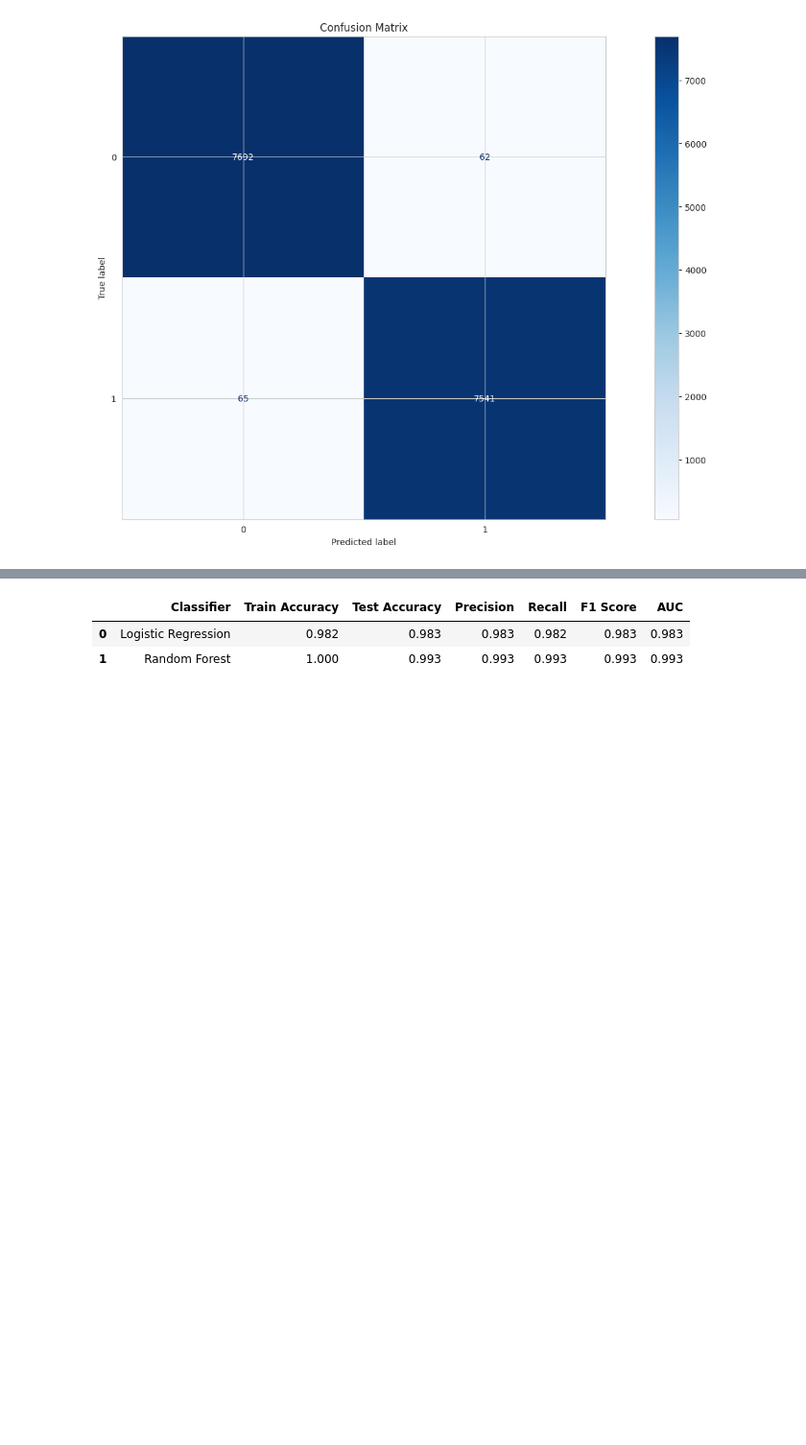
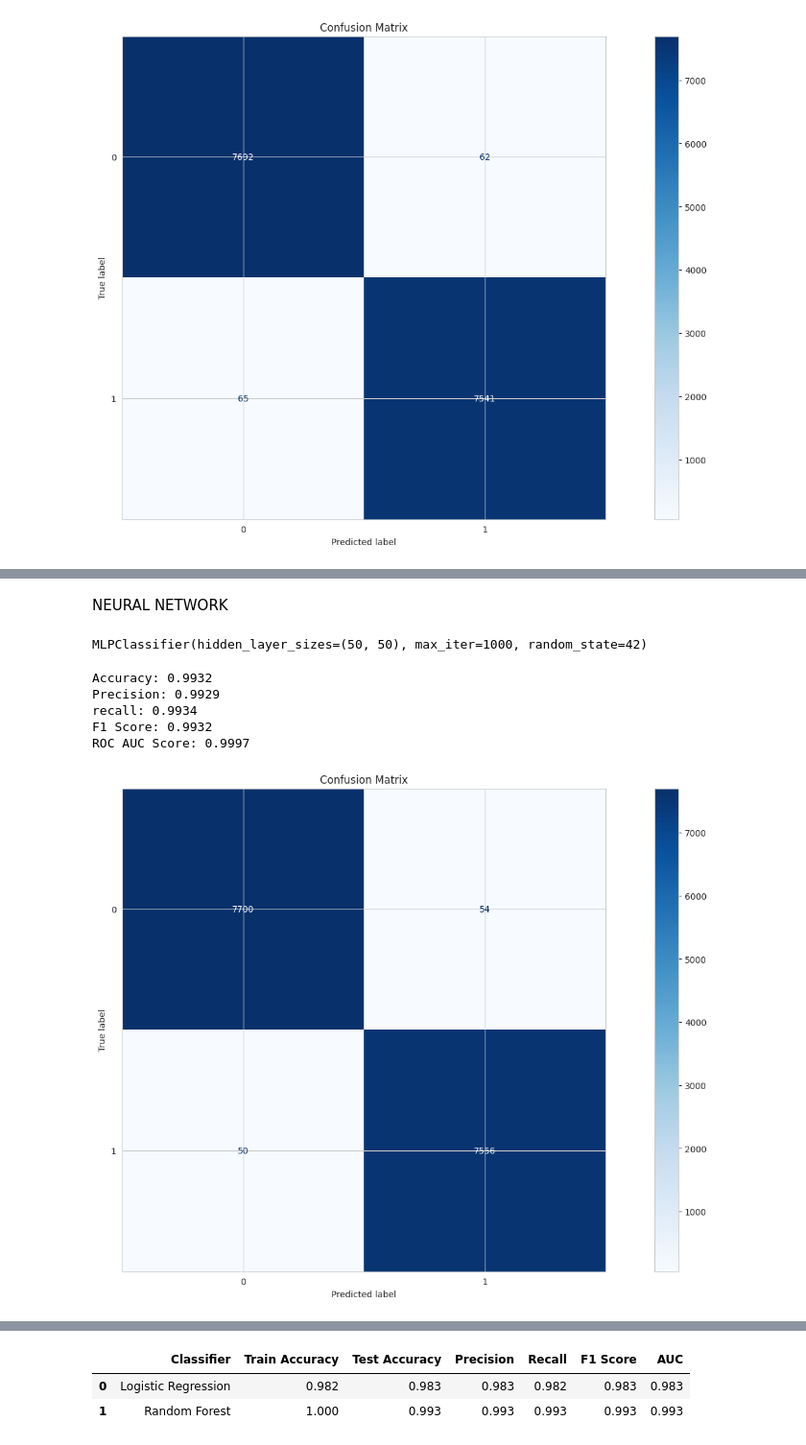
Before and after one commit to ph-spec/Credit-card-default-prediction, a Jupyter notebook: Train-test_approach.ipynb, the cells around one changed output, grey strips where cells are left out. Shown at 96% size. Drawn from its saved outputs; the diff is of its cells as text; code cells hidden in the pictures; blank space fills up the shorter version.

```diff
--- a/Train-test_approach.ipynb
+++ b/Train-test_approach.ipynb
@@ -523,2 +308,0 @@ ensemble = VotingClassifier(estimators=[
-# %%
-ensemble.fit(X_train, y_train)
@@ -581,0 +309,9 @@ plt.show()
+# %% [markdown]
+NEURAL NETWORK
+# %%
+from sklearn.neural_network import MLPClassifier
+nn = MLPClassifier(hidden_layer_sizes=(50, 50), max_iter=1000, random_state=42)
+# %%
+nn.fit(X_train, y_train)
+# %% [output]
+MLPClassifier(hidden_layer_sizes=(50, 50), max_iter=1000, random_state=42)
@@ -581,0 +321,26 @@ plt.show()
+# %%
+nn_accuracy = accuracy_score(y_test, y_pred)
+nn_precision = precision_score(y_test, y_pred)
+nn_recall = recall_score(y_test, y_pred)
+nn_f1 = f1_score(y_test, y_pred)
+nn_roc_auc = roc_auc_score(y_test, y_pred_proba)
+
+print(f"Accuracy: {nn_accuracy:.4f}")
+print(f"Precision: {nn_precision:.4f}")
+print(f"recall: {nn_recall:.4f}")
+print(f"F1 Score: {nn_f1:.4f}")
+print(f"ROC AUC Score: {nn_roc_auc:.4f}")
+# %% [output]
+Accuracy: 0.9932
+Precision: 0.9929
+recall: 0.9934
+F1 Score: 0.9932
+ROC AUC Score: 0.9997
+# %%
+cm = confusion_matrix(y_test, y_pred)
+disp = ConfusionMatrixDisplay(confusion_matrix=cm)
+disp.plot(cmap='Blues')
+plt.title('Confusion Matrix')
+plt.show()
+# %% [output]
+[figure, added]
```
Also changed, not shown: parts of 45 cells of this notebook.
